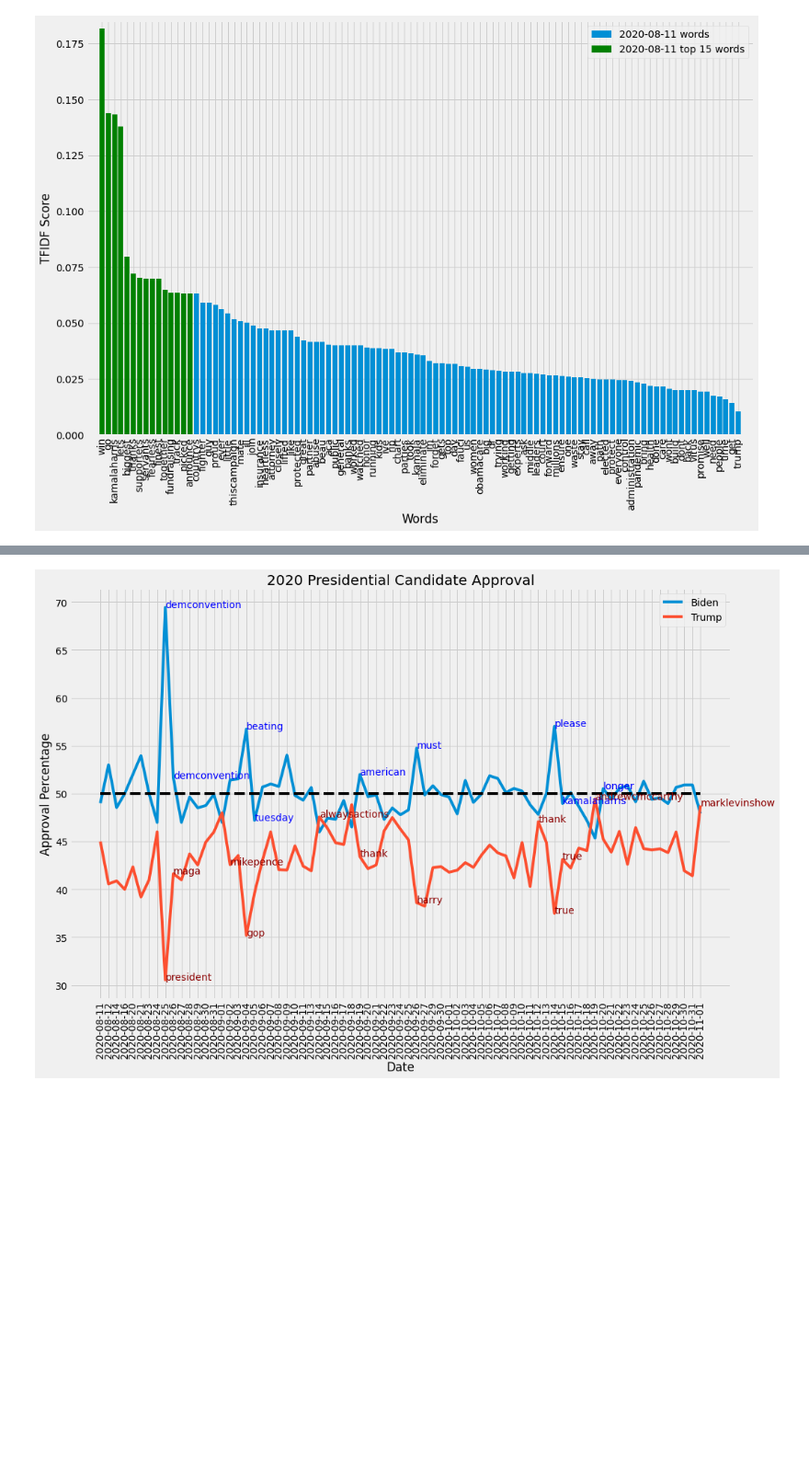
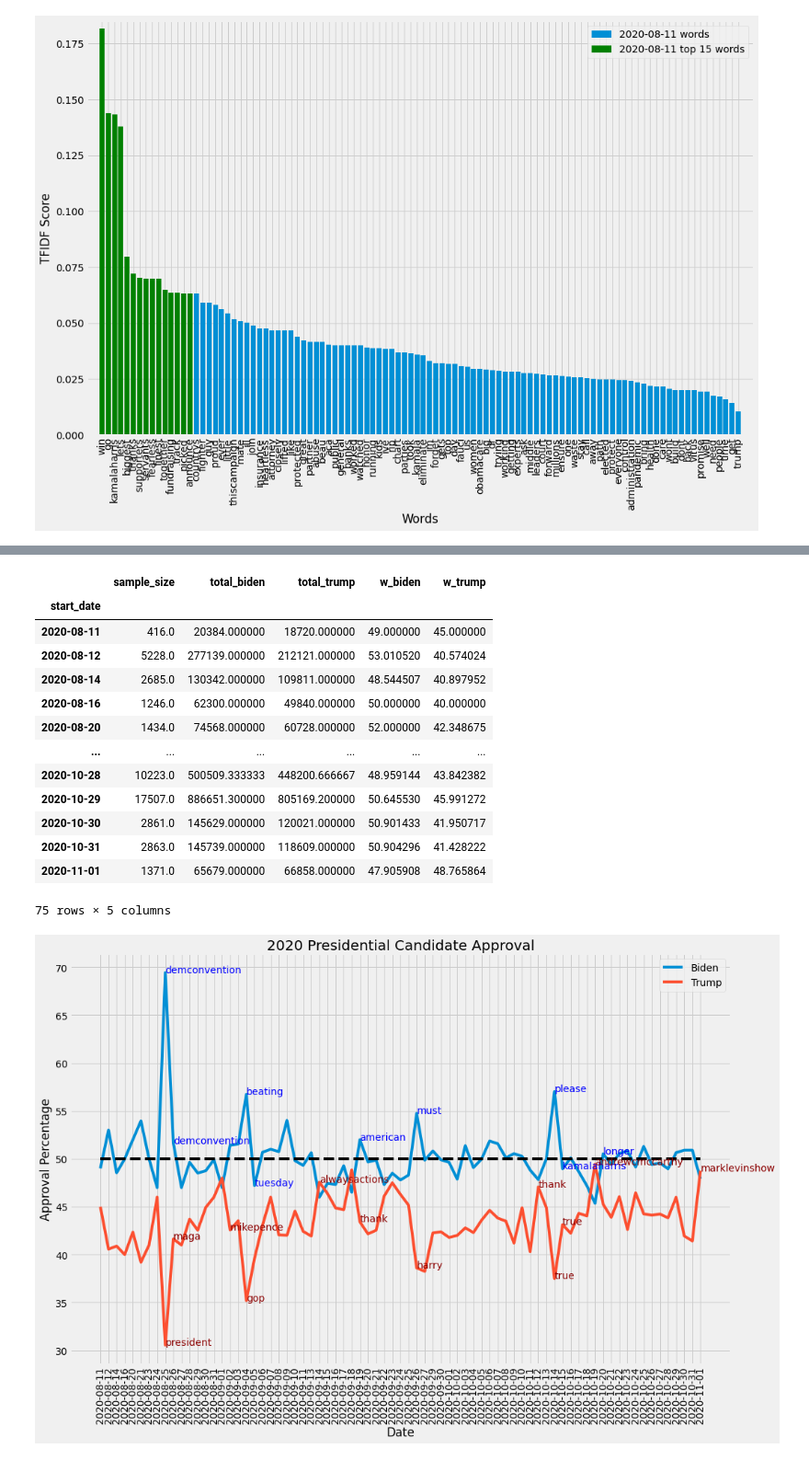
Before and after one commit to Maydit/1007-Project-2020, a Jupyter notebook: code/Figures.ipynb, the cells around one changed output, grey strips where cells are left out. Shown at 92% size. Saved outputs shown, nothing was run; the diff lists cells and outputs as text; code cells hidden in the pictures; blank space fills up the shorter version.

```diff
--- a/code/Figures.ipynb
+++ b/code/Figures.ipynb
@@ -252,6 +272,23 @@ months_dfs_trump = TFIDF_monthwise(l_t, df_t)
 #    print(month_df.sum(axis=1).sort_values(ascending=False).head())
 # %%
 biden_range = election_cleaned[election_cleaned.index >= '2020-08-11']
+# %%
+biden_range
+# %% [output]
+|  | sample_size | total_biden | total_trump | w_biden | w_trump |
+| start_date |  |  |  |  |  |
+| 2020-08-11 | 416.0 | 20384.000000 | 18720.000000 | 49.000000 | 45.000000 |
+| 2020-08-12 | 5228.0 | 277139.000000 | 212121.000000 | 53.010520 | 40.574024 |
+| 2020-08-14 | 2685.0 | 130342.000000 | 109811.000000 | 48.544507 | 40.897952 |
+| 2020-08-16 | 1246.0 | 62300.000000 | 49840.000000 | 50.000000 | 40.000000 |
+| 2020-08-20 | 1434.0 | 74568.000000 | 60728.000000 | 52.000000 | 42.348675 |
+| ... | ... | ... | ... | ... | ... |
+| 2020-10-28 | 10223.0 | 500509.333333 | 448200.666667 | 48.959144 | 43.842382 |
+| 2020-10-29 | 17507.0 | 886651.300000 | 805169.200000 | 50.645530 | 45.991272 |
+| 2020-10-30 | 2861.0 | 145629.000000 | 120021.000000 | 50.901433 | 41.950717 |
+| 2020-10-31 | 2863.0 | 145739.000000 | 118609.000000 | 50.904296 | 41.428222 |
+| 2020-11-01 | 1371.0 | 65679.000000 | 66858.000000 | 47.905908 | 48.765864 |
+75 rows × 5 columns
 # %%
 fig, ax = plt.subplots(figsize = (15,10))
 plt.plot(biden_range.index, biden_range['w_biden'], label = 'Biden')
```
Also changed, not shown: parts of 1 cell of this notebook, 11 other files.
